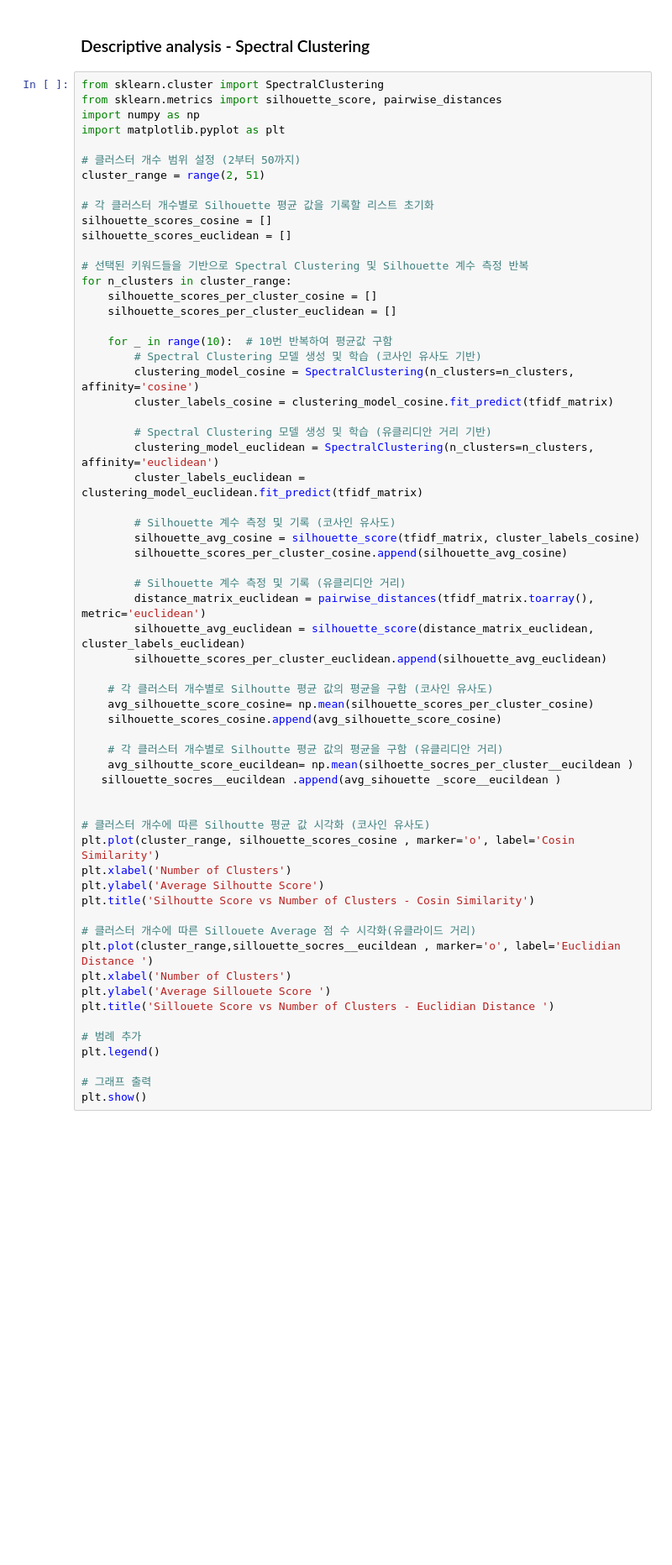
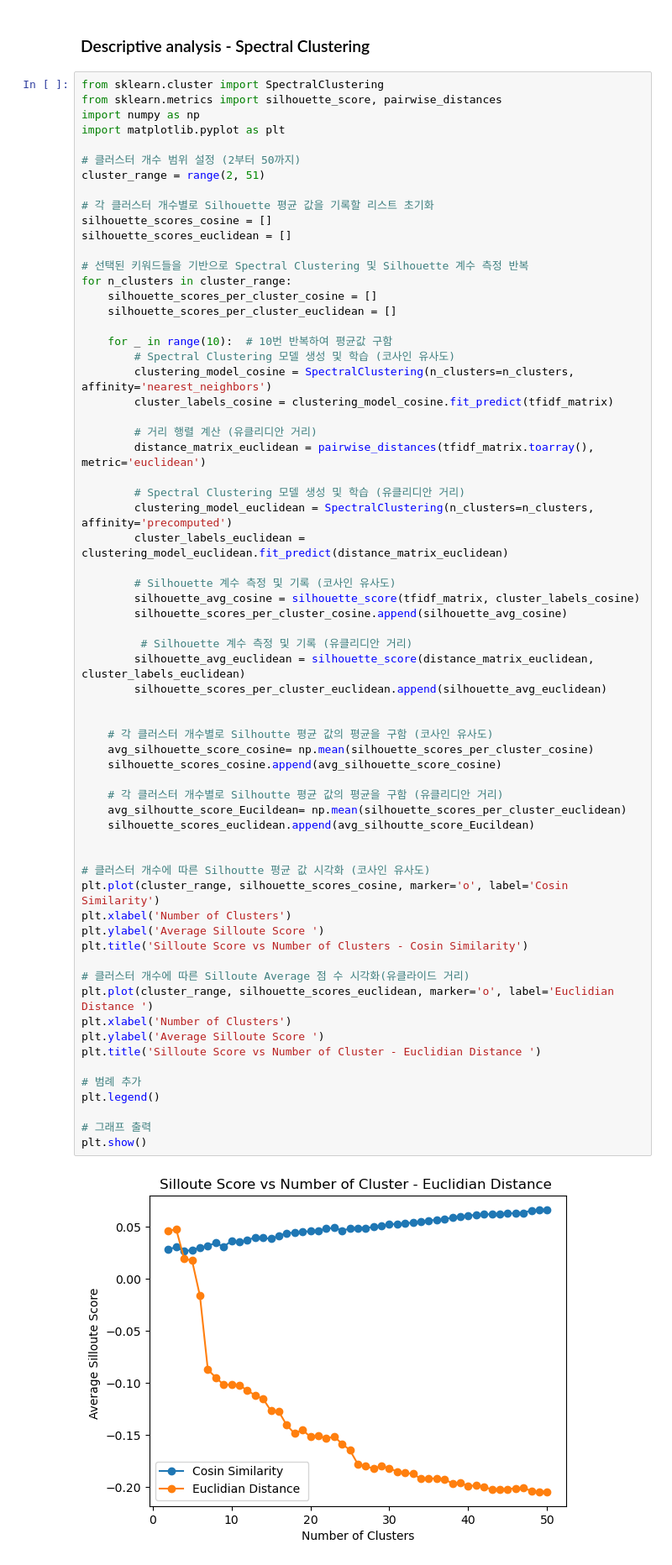
Before and after one commit to Geunhyeong-Han/shs-literature-text-mining, a Jupyter notebook: main.ipynb, the cells around one changed output. Shown at 84% size. Saved outputs shown, nothing was run; the diff lists cells and outputs as text; blank space fills up the shorter version.

```diff
--- a/main.ipynb
+++ b/main.ipynb
@@ -312,46 +323,51 @@ for n_clusters in cluster_range:
     silhouette_scores_per_cluster_euclidean = []
 
     for _ in range(10):  # 10번 반복하여 평균값 구함
-        # Spectral Clustering 모델 생성 및 학습 (코사인 유사도 기반)
-        clustering_model_cosine = SpectralClustering(n_clusters=n_clusters, affinity='cosine')
+        # Spectral Clustering 모델 생성 및 학습 (코사인 유사도)
+        clustering_model_cosine = SpectralClustering(n_clusters=n_clusters, affinity='nearest_neighbors')
         cluster_labels_cosine = clustering_model_cosine.fit_predict(tfidf_matrix)
 
-        # Spectral Clustering 모델 생성 및 학습 (유클리디안 거리 기반)
-        clustering_model_euclidean = SpectralClustering(n_clusters=n_clusters, affinity='euclidean')
-        cluster_labels_euclidean = clustering_model_euclidean.fit_predict(tfidf_matrix)
+        # 거리 행렬 계산 (유클리디안 거리)
+        distance_matrix_euclidean = pairwise_distances(tfidf_matrix.toarray(), metric='euclidean')
+
+        # Spectral Clustering 모델 생성 및 학습 (유클리디안 거리)
+        clustering_model_euclidean = SpectralClustering(n_clusters=n_clusters, affinity='precomputed')
+        cluster_labels_euclidean = clustering_model_euclidean.fit_predict(distance_matrix_euclidean)
 
         # Silhouette 계수 측정 및 기록 (코사인 유사도)
         silhouette_avg_cosine = silhouette_score(tfidf_matrix, cluster_labels_cosine)
         silhouette_scores_per_cluster_cosine.append(silhouette_avg_cosine)
 
-        # Silhouette 계수 측정 및 기록 (유클리디안 거리)
-        distance_matrix_euclidean = pairwise_distances(tfidf_matrix.toarray(), metric='euclidean')
+         # Silhouette 계수 측정 및 기록 (유클리디안 거리)
         silhouette_avg_euclidean = silhouette_score(distance_matrix_euclidean, cluster_labels_euclidean)
         silhouette_scores_per_cluster_euclidean.append(silhouette_avg_euclidean)
+
 
     # 각 클러스터 개수별로 Silhoutte 평균 값의 평균을 구함 (코사인 유사도)
     avg_silhouette_score_cosine= np.mean(silhouette_scores_per_cluster_cosine)
     silhouette_scores_cosine.append(avg_silhouette_score_cosine)
 
     # 각 클러스터 개수별로 Silhoutte 평균 값의 평균을 구함 (유클리디안 거리)
-    avg_silhoutte_score_eucildean= np.mean(silhoette_socres_per_cluster__eucildean )
-   sillouette_socres__eucildean .append(avg_sihouette _score__eucildean )
+    avg_silhoutte_score_Eucildean= np.mean(silhouette_scores_per_cluster_euclidean)
+    silhouette_scores_euclidean.append(avg_silhoutte_score_Eucildean)
 
 
 # 클러스터 개수에 따른 Silhoutte 평균 값 시각화 (코사인 유사도)
-plt.plot(cluster_range, silhouette_scores_cosine , marker='o', label='Cosin Similarity')
+plt.plot(cluster_range, silhouette_scores_cosine, marker='o', label='Cosin Similarity')
 plt.xlabel('Number of Clusters')
-plt.ylabel('Average Silhoutte Score')
-plt.title('Silhoutte Score vs Number of Clusters - Cosin Similarity')
+plt.ylabel('Average Silloute Score ')
+plt.title('Silloute Score vs Number of Clusters - Cosin Similarity')
 
-# 클러스터 개수에 따른 Sillouete Average 점 수 시각화(유클라이드 거리)
-plt.plot(cluster_range,sillouette_socres__eucildean , marker='o', label='Euclidian Distance ')
+# 클러스터 개수에 따른 Silloute Average 점 수 시각화(유클라이드 거리)
+plt.plot(cluster_range, silhouette_scores_euclidean, marker='o', label='Euclidian Distance ')
 plt.xlabel('Number of Clusters')
-plt.ylabel('Average Sillouete Score ')
-plt.title('Sillouete Score vs Number of Clusters - Euclidian Distance ')
+plt.ylabel('Average Silloute Score ')
+plt.title('Silloute Score vs Number of Cluster - Euclidian Distance ')
 
 # 범례 추가
 plt.legend()
 
 # 그래프 출력
 plt.show()
+# %% [output]
+[figure, added]
```
Also changed, not shown: parts of 12 cells of this notebook.
